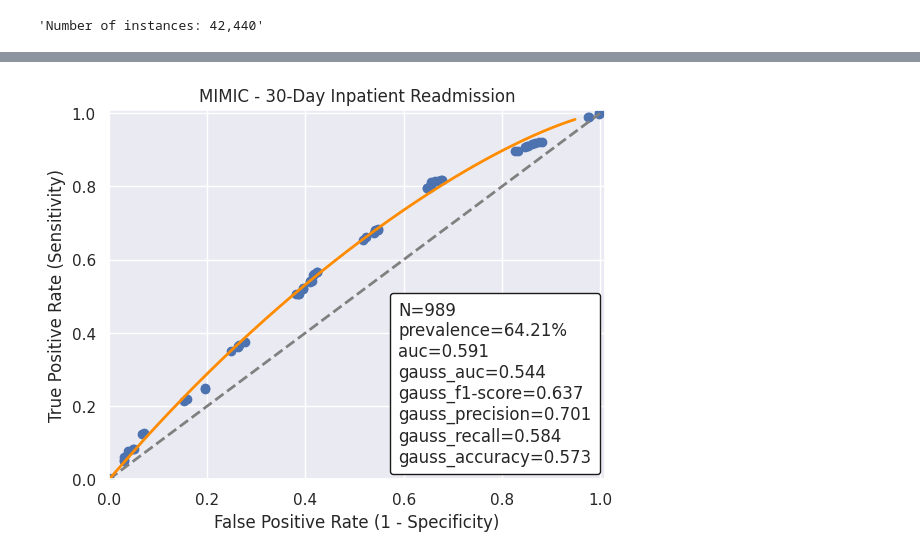
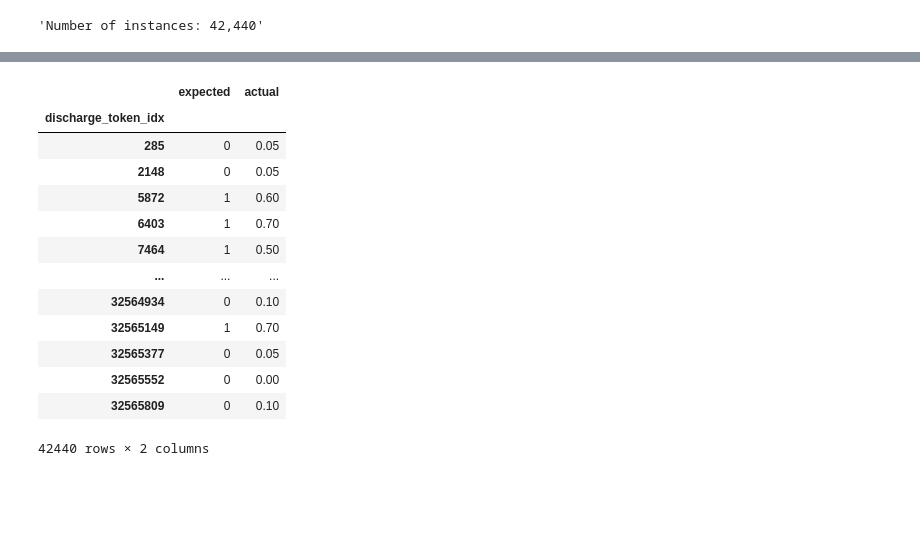
Before and after one commit to ipolharvard/ethos-paper, a Jupyter notebook: notebooks/llm_readmission_task.ipynb, the cells around one changed output, grey strips where cells are left out. Drawn from its saved outputs; the diff is of its cells as text; code cells hidden in the pictures; blank space fills up the shorter version.

```diff
--- a/notebooks/llm_readmission_task.ipynb
+++ b/notebooks/llm_readmission_task.ipynb
@@ -337,10 +126,0 @@ results
-# %%
-from ethos.metrics import compute_basic_metrics, compute_gaussian_metrics, print_auc_roc_plot
-
-basic_res = compute_basic_metrics(results["expected"], results["actual"])
-gaussian_res = compute_gaussian_metrics(results["expected"], results["actual"])
-print_auc_roc_plot(
-    basic_res, gaussian_res, f"MIMIC - 30-Day Inpatient Readmission"
-)
-# %% [output]
-[figure, removed]
@@ -346,0 +223,28 @@ print_auc_roc_plot(
+# %%
+from ethos.constants import ADMISSION_STOKEN
+from ethos.metrics import compute_basic_metrics, compute_gaussian_metrics, print_auc_roc_plot, \
+    process_readmission_results
+
+readmission_period = 30 / 365.25
+model_name = "mimic_layer_6_batch_32_do_0.3_best_test"
+
+ethos_results = (
+    process_readmission_results(f"readmission_{model_name}", ADMISSION_STOKEN, readmission_period)
+    [["expected", "discharge_token_idx", "actual"]]
+    .set_index("discharge_token_idx")
+)
+# %% [output]
+|  | expected | actual |
+| discharge_token_idx |  |  |
+| 285 | 0 | 0.05 |
+| 2148 | 0 | 0.05 |
+| 5872 | 1 | 0.60 |
+| 6403 | 1 | 0.70 |
+| 7464 | 1 | 0.50 |
+| ... | ... | ... |
+| 32564934 | 0 | 0.10 |
+| 32565149 | 1 | 0.70 |
+| 32565377 | 0 | 0.05 |
+| 32565552 | 0 | 0.00 |
+| 32565809 | 0 | 0.10 |
+42440 rows × 2 columns
```
Also changed, not shown: parts of 18 cells of this notebook, 1 other file.
